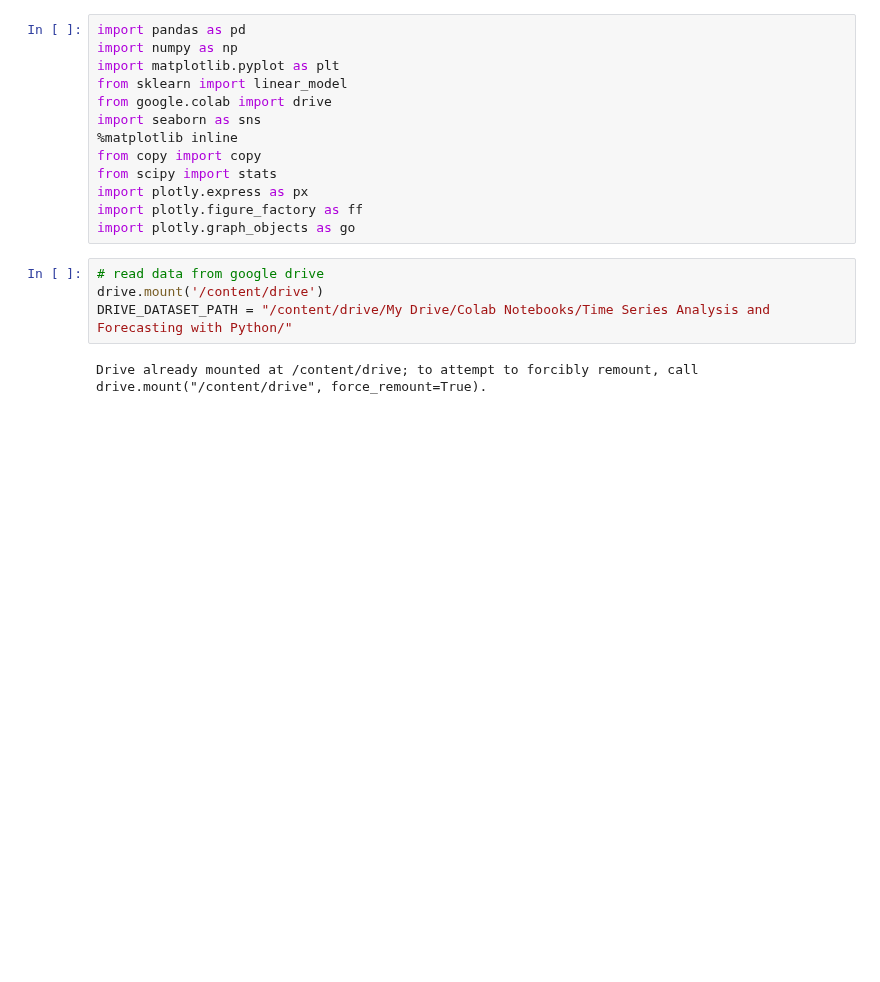
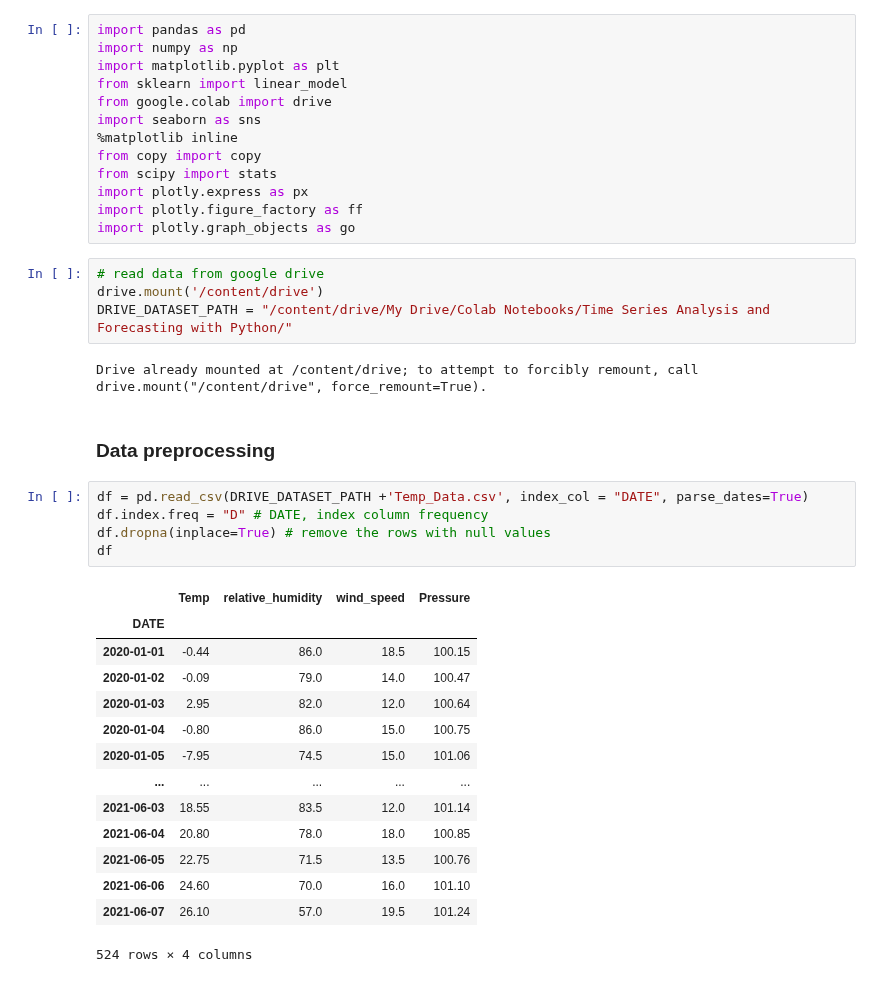
Before and after one commit to rizaho/ml_for_financial_analysis, a Jupyter notebook: 101_Time_Series_Analysis_And_Forecasting_with_Python.ipynb, the cells around one changed output. Drawn from its saved outputs; the diff is of its cells as text; blank space fills up the shorter version.

```diff
--- a/101_Time_Series_Analysis_And_Forecasting_with_Python.ipynb
+++ b/101_Time_Series_Analysis_And_Forecasting_with_Python.ipynb
@@ -65,4 +91,26 @@ drive.mount('/content/drive')
 DRIVE_DATASET_PATH = "/content/drive/My Drive/Colab Notebooks/Time Series Analysis and Forecasting with Python/"
 # %% [output]
 Drive already mounted at /content/drive; to attempt to forcibly remount, call drive.mount("/content/drive", force_remount=True).
+# %% [markdown]
+### Data preprocessing
+# %%
+df = pd.read_csv(DRIVE_DATASET_PATH +'Temp_Data.csv', index_col = "DATE", parse_dates=True)
+df.index.freq = "D" # DATE, index column frequency
+df.dropna(inplace=True) # remove the rows with null values
+df
+# %% [output]
+|  | Temp | relative_humidity | wind_speed | Pressure |
+| DATE |  |  |  |  |
+| 2020-01-01 | -0.44 | 86.0 | 18.5 | 100.15 |
+| 2020-01-02 | -0.09 | 79.0 | 14.0 | 100.47 |
+| 2020-01-03 | 2.95 | 82.0 | 12.0 | 100.64 |
+| 2020-01-04 | -0.80 | 86.0 | 15.0 | 100.75 |
+| 2020-01-05 | -7.95 | 74.5 | 15.0 | 101.06 |
+| ... | ... | ... | ... | ... |
+| 2021-06-03 | 18.55 | 83.5 | 12.0 | 101.14 |
+| 2021-06-04 | 20.80 | 78.0 | 18.0 | 100.85 |
+| 2021-06-05 | 22.75 | 71.5 | 13.5 | 100.76 |
+| 2021-06-06 | 24.60 | 70.0 | 16.0 | 101.10 |
+| 2021-06-07 | 26.10 | 57.0 | 19.5 | 101.24 |
+524 rows × 4 columns
 # %%
```
Also changed, not shown: parts of 10 cells of this notebook.
